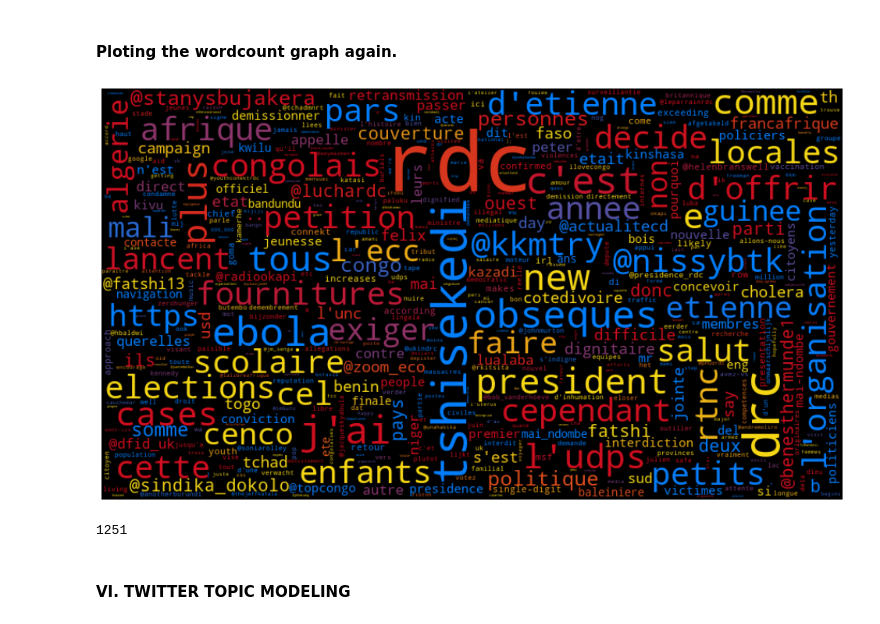
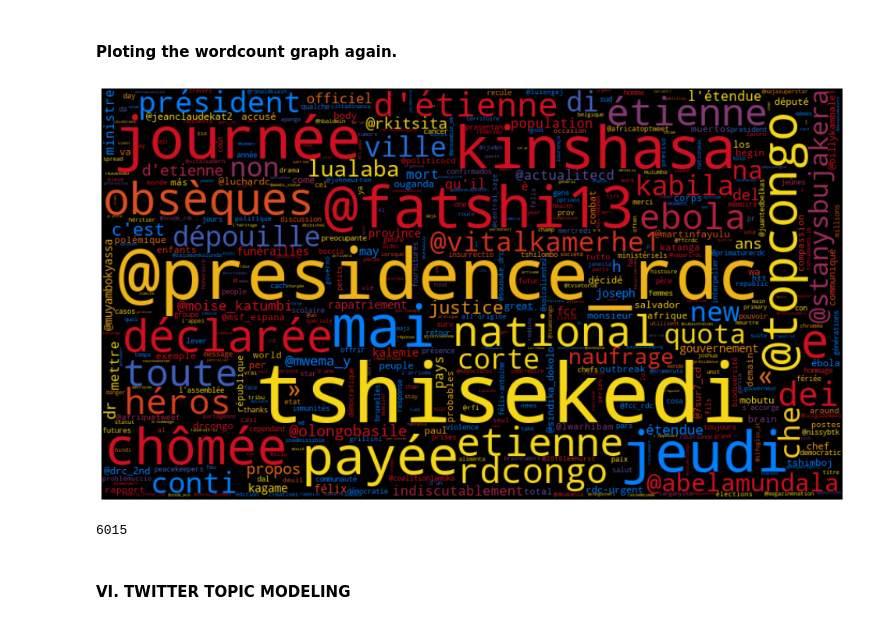
Before and after one commit to espoirMur/balobi_nini, a Jupyter notebook: notebooks/tweets-entities-analysis.ipynb, the cells around one changed output. Drawn from its saved outputs; the diff is of its cells as text; code cells hidden in the pictures.

Commit message:
improve the query script

```diff
--- a/notebooks/tweets-entities-analysis.ipynb
+++ b/notebooks/tweets-entities-analysis.ipynb
@@ -16,7 +16,7 @@ def get_hashtags(tweet):
 def get_text(tag):
     return tag.get('text').lower()
 # %%
-with open('../data/stream_DRC_RDC_DRCongo_RDCongo.jsonl' , 'r') as f :
+with open('../data/query_drc.jsonl' , 'r') as f :
     hastags = Counter()
     for line in f:
         tweet = json.loads(line)
@@ -94,7 +94,7 @@ others_words = ['rt', 'via', '...', '…', '»:', '«:' , '’:', 'les']
 words_to_remove = punctuation + stop_word_list_english + stop_word_list_french + others_words
 # %%
 term_counts = Counter()
-with open('../data/stream_DRC_RDC_DRCongo_RDCongo.jsonl' , 'r') as f :
+with open('../data/query_drc.jsonl' , 'r') as f :
     for line in f:
         tweet = json.loads(line)
         tokens = process_text(text=tweet.get('text'), tokenizer=tweet_tokenizer, words_to_remove=words_to_remove)
@@ -167,7 +167,7 @@ def read_tweets_file(path):
             yield tweet
 # %%
 all_dates = list()
-for tweet in read_tweets_file('../data/stream_DRC_RDC_DRCongo_RDCongo.jsonl'):
+for tweet in read_tweets_file('../data/query_drc.jsonl'):
     all_dates.append(tweet.get('created_at'))
 idx = pd.DatetimeIndex(all_dates)
 ones = np.ones(len(idx))
@@ -337,7 +327,12 @@ Here is the final normalization process:
 Let do it
 # %%
 # I decide to keep mentions and hashtags
-tweet_preprocessor.set_options(p.OPT.URL, p.OPT.EMOJI, p.OPT.RESERVED, p.OPT.EMOJI, p.OPT.SMILEY, p.OPT.NUMBER)
+tweet_preprocessor.set_options(tweet_preprocessor.OPT.URL,
+                               tweet_preprocessor.OPT.EMOJI,
+                               tweet_preprocessor.OPT.RESERVED,
+                               tweet_preprocessor.OPT.EMOJI,
+                               tweet_preprocessor.OPT.SMILEY,
+                               tweet_preprocessor.OPT.NUMBER)
 # %% [markdown]
 - let apply french additionnal step by removing the stops word we have , we will use an addional library
 add additional french word in list of word to remove
@@ -405,13 +391,13 @@ def plot_word_cloud(word_cloud):
 # %%
-term_counts = get_term_count('../data/stream_DRC_RDC_DRCongo_RDCongo.jsonl')
+term_counts = get_term_count('../data/query_drc.jsonl')
 word_cloud = generate_word_cloud(term_counts, drc_flag_color_map)
 plot_word_cloud(word_cloud)
 # %% [output]
-[figure, old version]
+[figure, new version]
 # %%
 len(term_counts)
 # %% [output]
-1251
+6015
 # %% [markdown]
 #### VI. TWITTER TOPIC MODELING
 # %%
```
Also changed, not shown: parts of 16 cells of this notebook, 5 other files.
